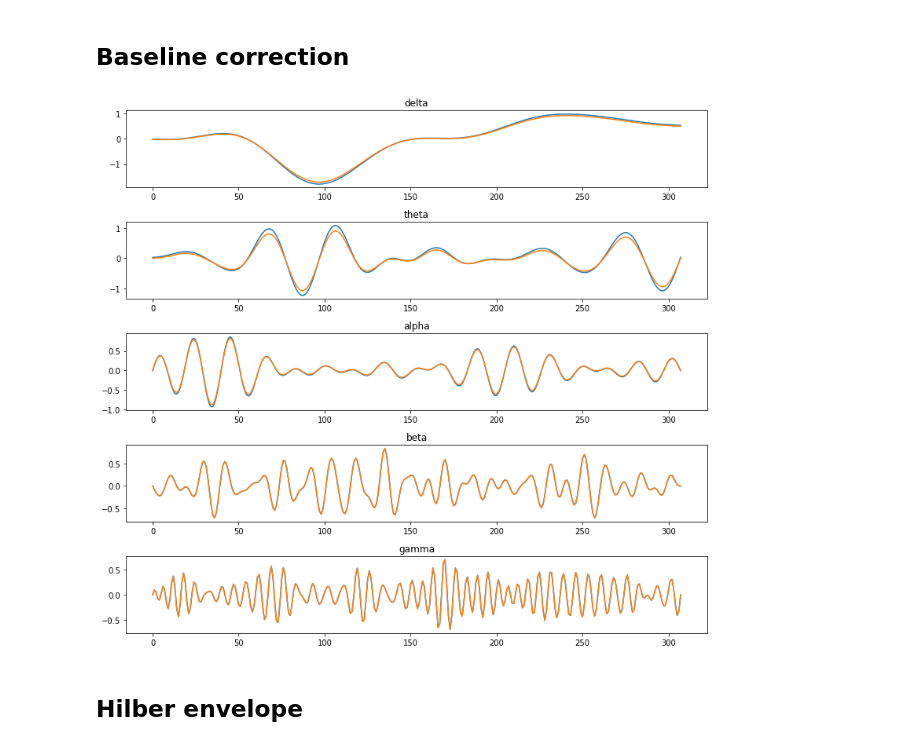
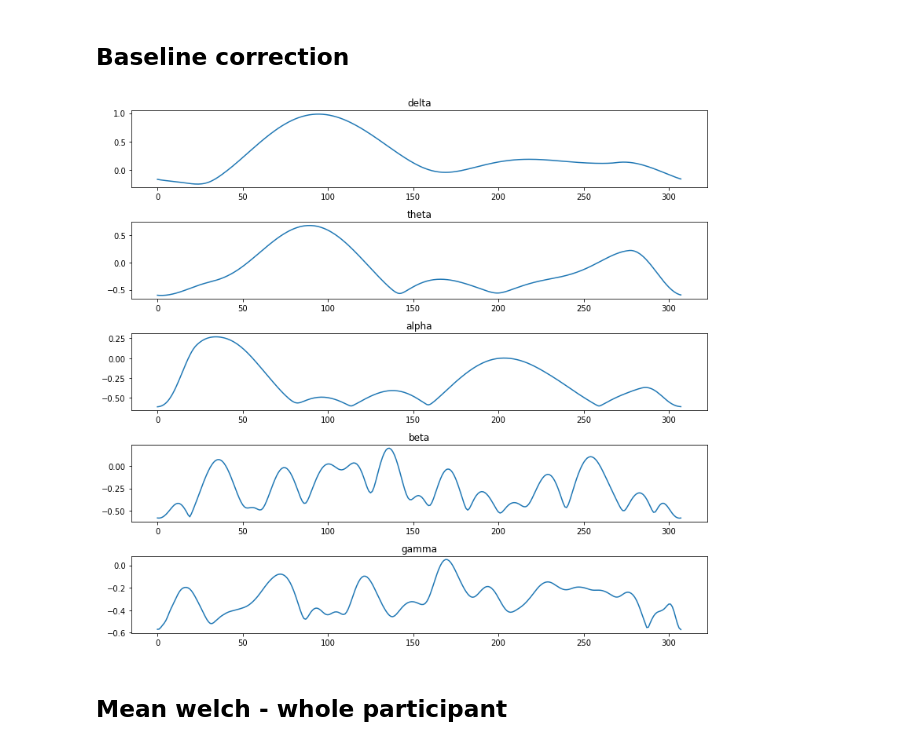
Before and after one commit to Przepioreczka/licencjat, a Jupyter notebook: Checking_preprocessing.ipynb, the cells around one changed output. Drawn from its saved outputs; the diff is of its cells as text; code cells hidden in the pictures.

```diff
--- a/Checking_preprocessing.ipynb
+++ b/Checking_preprocessing.ipynb
@@ -224,3 +324,4 @@ EVENTS = np.zeros((ile,3))
 EVENTS[:,0] = file.event['latency']
 EVENTS[:,1] = 0
 EVENTS[:,2] = 1
+EVENTS = EVENTS/4
@@ -250,11 +349,12 @@ plt.show()
 # %% [markdown]
 ## Extracting frequency bands from epochs
 # %%
+mne.set_log_level(verbose=None)
+
 no_bands = 5
 method = 'iir'
-#typowe pasma EEG - delta(0.5-4), theta(4-9), alfa(9-14), beta(14-30), gamma(30-49)
 #wyćwiczone na wszystkich - wyzerować któreś i tak sprawdzić
-epoki = np.empty((no_bands,epo_after_resample.shape[0],epo_after_resample.shape[1],epo_after_resample.shape[2]))
+epoki = np.empty((no_bands, trials_count, nchan, samples))
 
 epoki[0] = epo.copy().filter(0.5,4,method=method,iir_params=dict(order=5, ftype='butter')).get_data()
 epoki[1] = epo.copy().filter(4,9,method=method,iir_params=dict(order=5, ftype='butter')).get_data()
@@ -264,12 +382,13 @@ epoki[4] = epo.copy().filter(30,49,method=method,iir_params=dict(order=5, ftype=
 # %%
 plt.figure(figsize = (11,10))
 band_names = ('delta','theta','alpha','beta','gamma')
+epo_before = epo.get_data()
 
 for i in range(no_bands):
     plt.subplot(no_bands,1,i+1)
     plt.title(band_names[i])
     plt.plot(epoki[i,0,0,:])
-    plt.plot(epo_after_resample[0,0,:])
+    plt.plot(epo_before[0,0,:])
 plt.tight_layout()
 plt.show()
 # %% [output]
@@ -276,0 +398,20 @@ plt.show()
+# %%
+plt.figure(figsize = (11,10))
+end_point = int(0.2*Fs_d)
+alpha = 0.25
+hilb_epo = epoki.copy()
+nepo = 0
+nch = 0
+
+for i in range(no_bands):
+    window = ss.tukey(samples, alpha)
+    hilb_epo[i,:,:,:] = np.abs(ss.hilbert(hilb_epo[i,:,:,:] * window , axis = -1))
+    hilb_i = hilb_epo[i,nepo,nch,:]
+    plt.subplot(no_bands,1,i+1)
+    plt.title(band_names[i])
+    plt.plot(epoki[i,nepo,nch,:], label = 'signal')
+    plt.plot(hilb_i, label = 'envelope')
+    alpha -= 0.05
+plt.legend()
+plt.tight_layout()
+plt.show()
@@ -278,21 +421,20 @@ plt.show()
 ## Baseline correction
 # %%
 plt.figure(figsize = (11,10))
-epo = 0
-ch = 0
-
-end_point = int(0.2*Fs)
+end_point = int(0.2*Fs_d)
+hilb_epo_base = hilb_epo.copy()
+hilb_epo_base = (hilb_epo_base - np.mean(hilb_epo_base[:,:,:,:end_point], axis = (1,3)).reshape(5,1,19,1) ) / np.std(hilb_epo_base[:,:,:,:end_point], axis = (1,3)).reshape(5,1,19,1)
 for i in range(no_bands):
-    norm_i = (epoki[i,epo,ch,:] - np.mean(epoki[i,epo,ch,:]) ) / np.std(epoki[i,:,ch,:])
-    baseline_i = (epoki[i,epo,ch,:] - np.mean(epoki[i,:,ch,:end_point]) ) / np.std(epoki[i,:,ch,:end_point])
+    norm_i = hilb_epo_base[i,nepo,nch,:]
+#     norm_i2 = (hilb_epo[i,nepo,nch,:end_point] - np.mean(hilb_epo[i,:,nch,:end_point]) ) / np.std(hilb_epo[i,:,nch,:end_point])
     plt.subplot(no_bands,1,i+1)
     plt.title(band_names[i])
     plt.plot(norm_i)
-    plt.plot(baseline_i)
+#     plt.plot(norm_i2)
 
 plt.tight_layout()
 plt.show()
 # %% [output]
-[figure, old version]
+[figure, new version]
-# %% [markdown]
-## Hilber envelope
+# %% [markdown]
+## Mean welch - whole participant
```
Also changed, not shown: parts of 33 cells of this notebook.
